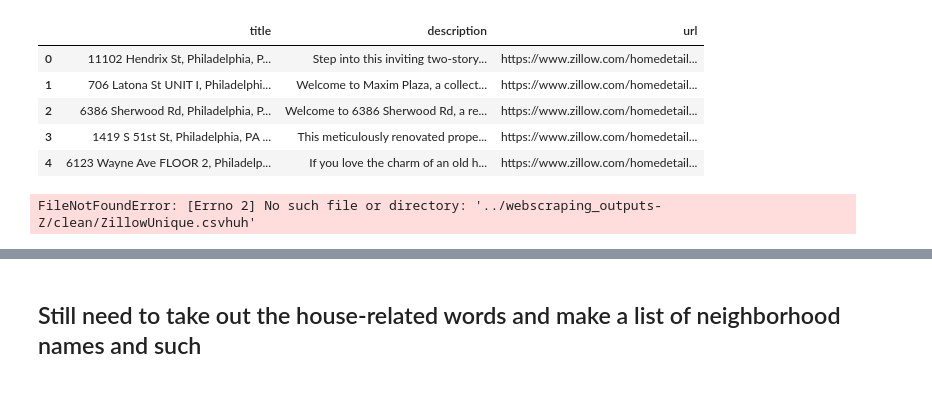
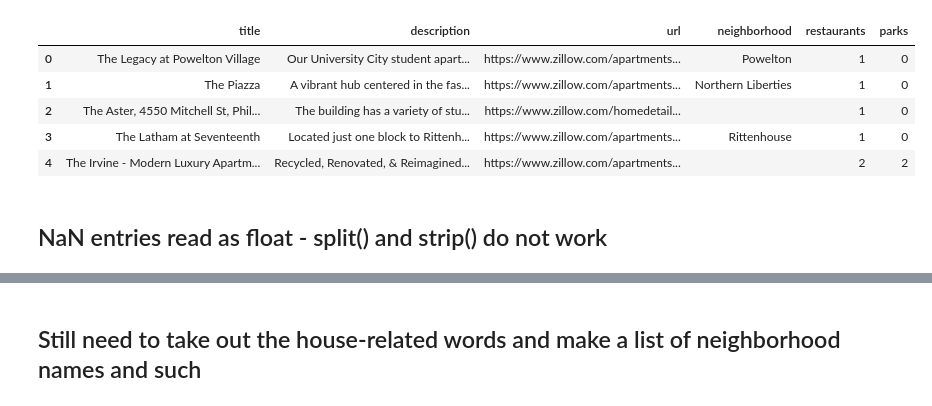
Before and after one commit to LuckyLaharlTim/MUSA_5500_Final, a Jupyter notebook: data/modified_webscraping/text_analysis.ipynb, the cells around one changed output, grey strips where cells are left out. Drawn from its saved outputs; the diff is of its cells as text; code cells hidden in the pictures.

```diff
--- a/data/modified_webscraping/text_analysis.ipynb
+++ b/data/modified_webscraping/text_analysis.ipynb
@@ -9,18 +9,0 @@ import matplotlib as plt
-# %%
-input = "../webscraping_outputs-Z/clean/ZillowUnique.csv"
-try:
-    zillow = pd.read_csv(input)
-except FileNotFoundError:
-    zillow = pd.read_csv("../webscraping_outputs-Z/ZillowSelenium_2023_Dec_09_21-04-27")
-zillow.head()
-# %% [output]
-|  | title | description | url |
-| 0 | 11102 Hendrix St, Philadelphia, P... | Step into this inviting two-story... | https://www.zillow.com/homedetail... |
-| 1 | 706 Latona St UNIT I, Philadelphi... | Welcome to Maxim Plaza, a collect... | https://www.zillow.com/homedetail... |
-| 2 | 6386 Sherwood Rd, Philadelphia, P... | Welcome to 6386 Sherwood Rd, a re... | https://www.zillow.com/homedetail... |
-| 3 | 1419 S 51st St, Philadelphia, PA ... | This meticulously renovated prope... | https://www.zillow.com/homedetail... |
-| 4 | 6123 Wayne Ave FLOOR 2, Philadelp... | If you love the charm of an old h... | https://www.zillow.com/homedetail... |
-# %%
-pd.read_csv(input+"huh")
-# %% [output]
-FileNotFoundError: [Errno 2] No such file or directory: '../webscraping_outputs-Z/clean/ZillowUnique.csvhuh'
@@ -26,0 +73,41 @@ FileNotFoundError: [Errno 2] No such file or directory: '../webscraping_outputs-
+# %%
+# input = "../webscraping_outputs-Z/clean/ZillowUnique.csv"
+input = "../webscraping_outputs-Z/clean/ZillowUnique_v1.csv"
+try:
+    zillowFull = pd.read_csv(input)
+except FileNotFoundError:
+    zillowFull = pd.read_csv("../webscraping_outputs-Z/best_pre_neighborhood/ZillowSelenium_2023_Dec_10_19-09-38")
+
+# handle nans
+zillow = zillowFull.drop(zillowFull.loc[zillowFull["description"].isna()].index) # can choose to fill them too, but better for frequencies
+# get philly neighborhoods too
+phl_nhoods = gpd.read_file("https://raw.githubusercontent.com/opendataphilly/open-geo-data/master/Neighborhoods_Philadelphia/Neighborhoods_Philadelphia.geojson")
+phl_bound = gpd.read_file("../Yelp API/phl_bound.geojson").to_crs(2272)
+restaurantTitles = getAmenityTitles(gpd.read_file("../Yelp API/restaurants.geojson"))
+parkTitles = getAmenityTitles(gpd.read_file("../Yelp API/parks.geojson"))
+
+nhoods = list(phl_nhoods["listname"])
+
+toAdd = []
+for n in nhoods:
+    if len(n.split("-")) > 1:
+        toAdd.append(n.split("-")[0].strip())
+    if len(n.split(",")) > 1:
+        toAdd.append(n.split(",")[0].strip())
+
+nhoods.extend(toAdd)
+
+zillow = getNHood_or_Count(switchCol="parks",searchL=parkTitles,
+    df=getNHood_or_Count(switchCol="restaurants",searchL=restaurantTitles,
+        df=getNHood_or_Count(zillow,nhoods)))
+
+zillow.head()
+# %% [output]
+|  | title | description | url | neighborhood | restaurants | parks |
+| 0 | The Legacy at Powelton Village | Our University City student apart... | https://www.zillow.com/apartments... | Powelton | 1 | 0 |
+| 1 | The Piazza | A vibrant hub centered in the fas... | https://www.zillow.com/apartments... | Northern Liberties | 1 | 0 |
+| 2 | The Aster, 4550 Mitchell St, Phil... | The building has a variety of stu... | https://www.zillow.com/homedetail... |  | 1 | 0 |
+| 3 | The Latham at Seventeenth | Located just one block to Rittenh... | https://www.zillow.com/apartments... | Rittenhouse | 1 | 0 |
+| 4 | The Irvine - Modern Luxury Apartm... | Recycled, Renovated, & Reimagined... | https://www.zillow.com/apartments... |  | 2 | 2 |
+# %% [markdown]
+## NaN entries read as float - split() and strip() do not work
```
Also changed, not shown: parts of 15 cells of this notebook.
